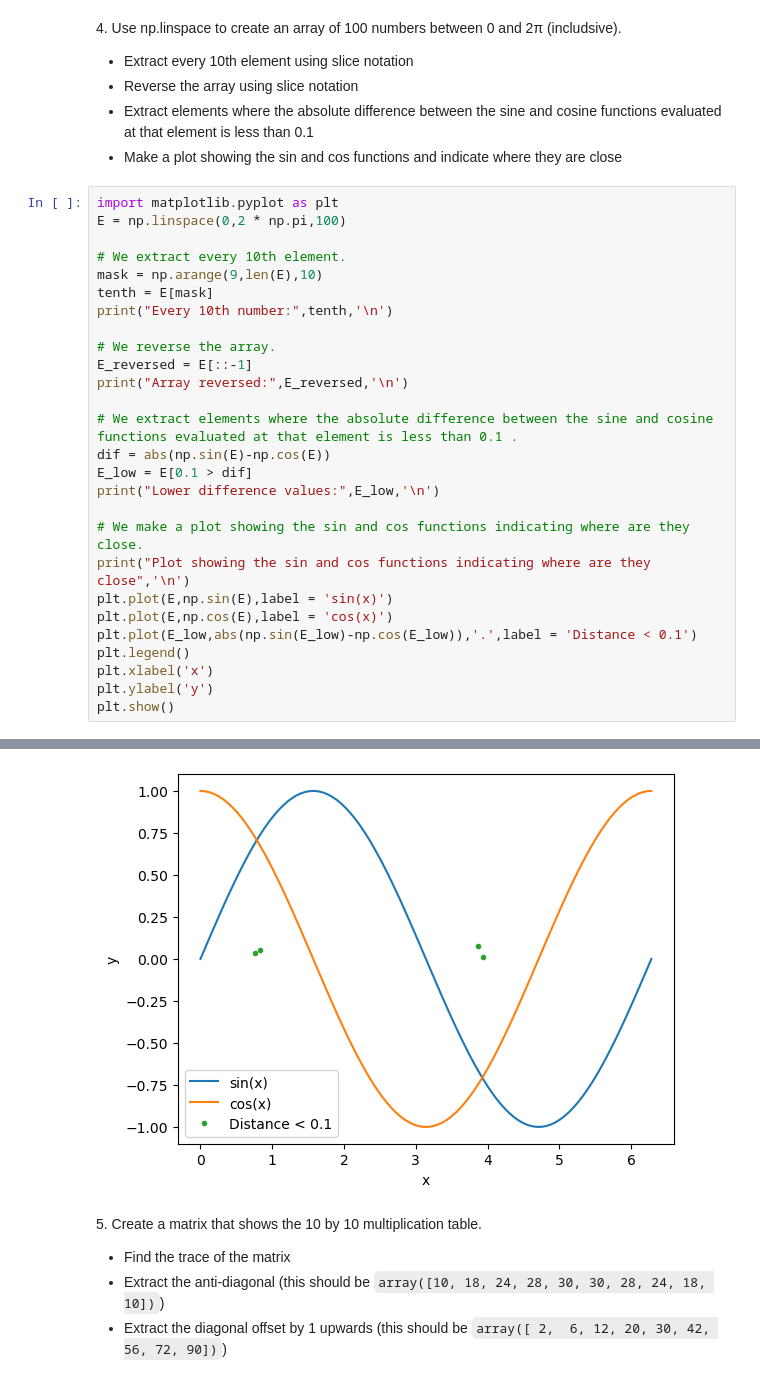
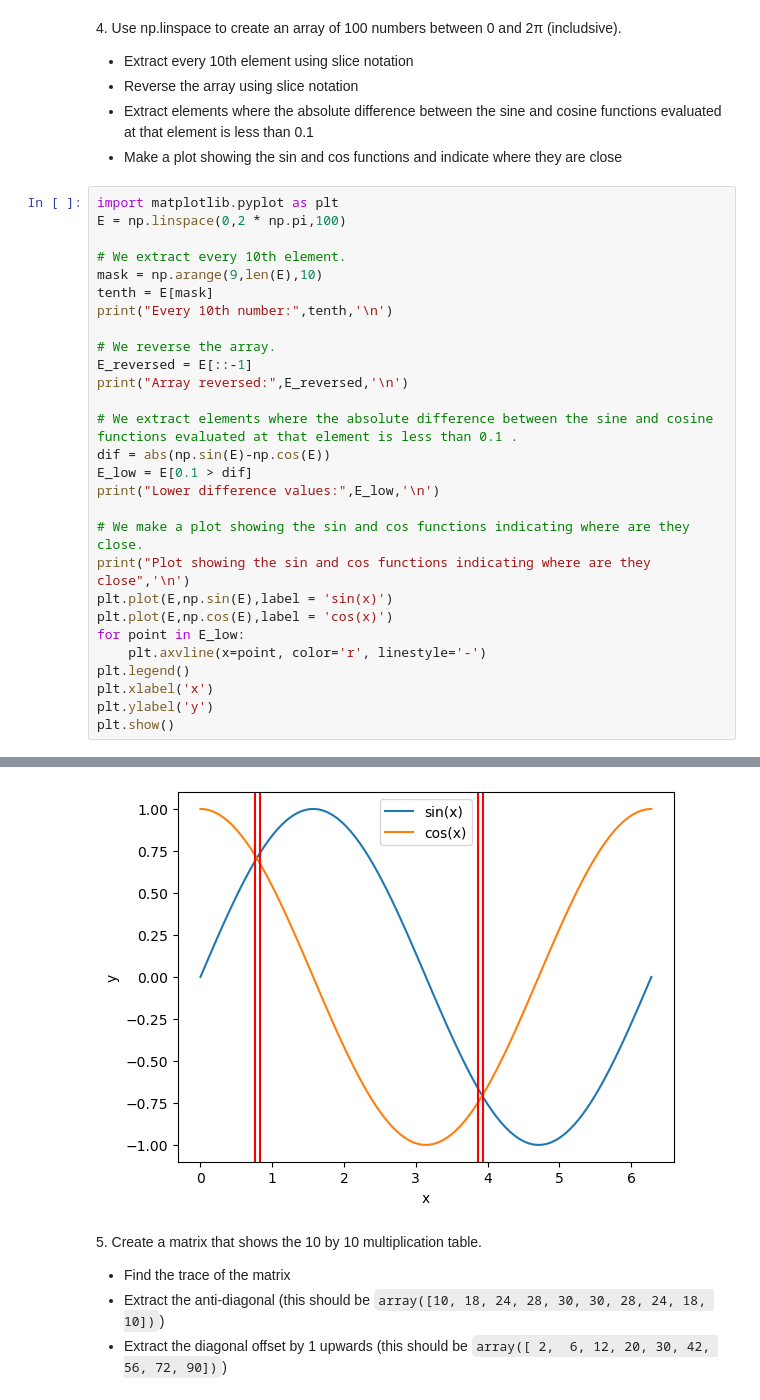
Before and after one commit to adrianorellanamontes/LaboratoryOfComputationalPhysics_Y8, a Jupyter notebook: 04ex_Numpy.ipynb, the cells around one changed output, grey strips where cells are left out. Drawn from its saved outputs; the diff is of its cells as text.

```diff
--- a/04ex_Numpy.ipynb
+++ b/04ex_Numpy.ipynb
@@ -116,35 +115,36 @@ print("Array reversed:",E_reversed,'\n')
 dif = abs(np.sin(E)-np.cos(E))
 E_low = E[0.1 > dif]
 print("Lower difference values:",E_low,'\n')
 
 # We make a plot showing the sin and cos functions indicating where are they close.
 print("Plot showing the sin and cos functions indicating where are they close",'\n')
 plt.plot(E,np.sin(E),label = 'sin(x)')
 plt.plot(E,np.cos(E),label = 'cos(x)')
-plt.plot(E_low,abs(np.sin(E_low)-np.cos(E_low)),'.',label = 'Distance < 0.1')
+for point in E_low:
+    plt.axvline(x=point, color='r', linestyle='-')
 plt.legend()
 plt.xlabel('x')
 plt.ylabel('y')
 plt.show()
 # %% [output]
 Every 10th number: [0.57119866 1.20586385 1.84052903 2.47519421 3.10985939 3.74452458
  4.37918976 5.01385494 5.64852012 6.28318531]
 
 Array reversed: [6.28318531 6.21971879 6.15625227 6.09278575 6.02931923 5.96585272
  5.9023862  5.83891968 5.77545316 5.71198664 5.64852012 5.58505361
  5.52158709 5.45812057 5.39465405 5.33118753 5.26772102 5.2042545
  5.14078798 5.07732146 5.01385494 4.95038842 4.88692191 4.82345539
  4.75998887 4.69652235 4.63305583 4.56958931 4.5061228  4.44265628
  4.37918976 4.31572324 4.25225672 4.1887902  4.12532369 4.06185717
  3.99839065 3.93492413 3.87145761 3.8079911  3.74452458 3.68105806
  3.61759154 3.55412502 3.4906585  3.42719199 3.36372547 3.30025895
  3.23679243 3.17332591 3.10985939 3.04639288 2.98292636 2.91945984
 ... (8 lines left out)
 
 Lower difference values: [0.76159822 0.82506474 3.87145761 3.93492413]
 
 Plot showing the sin and cos functions indicating where are they close
-[figure, old version]
+[figure, new version]
 # %% [markdown]
 5\. Create a matrix that shows the 10 by 10 multiplication table.
 
```
Also changed, not shown: parts of 5 cells of this notebook, 33 other files.
